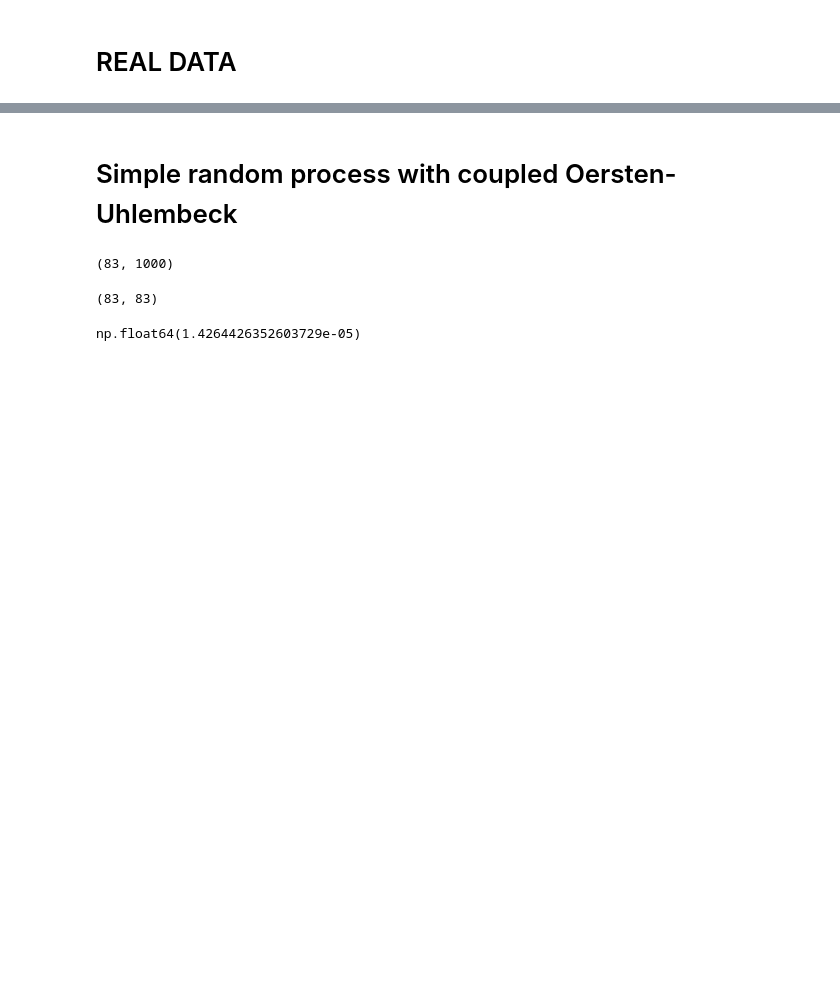
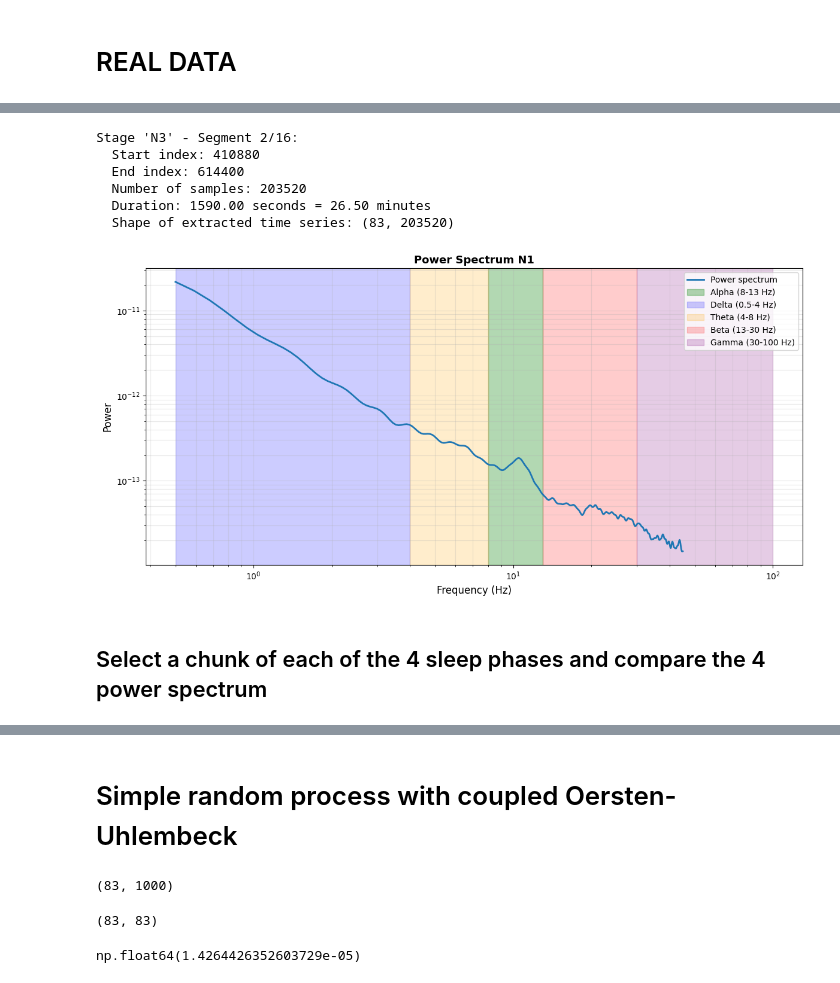
Before and after one commit to armanetti/sleep-tagging, a Jupyter notebook: src/fdc_paper_figures.ipynb, the cells around one changed output, grey strips where cells are left out. Saved outputs shown, nothing was run; the diff lists cells and outputs as text; code cells hidden in the pictures; blank space fills up the shorter version.

```diff
--- a/src/fdc_paper_figures.ipynb
+++ b/src/fdc_paper_figures.ipynb
@@ -11,0 +14,2 @@ import matplotlib.pyplot as plt
+# %%
+sleep_data = np.load('../Data_for_analysis/EPCTL06-prep-001.npy')
@@ -11,0 +445,61 @@ import matplotlib.pyplot as plt
+# %%
+#from sleep_stage_function import *
+
+# Esempio 2: Estrai il secondo segmento N3
+n3_timeseries, start, end, info = extract_sleep_stage_segment(
+    sleep_data, sleep_tag, 'N3', segment_number=1, fs=128
+)
+# %% [output]
+Stage 'N3' - Segment 2/16:
+  Start index: 410880
+  End index: 614400
+  Number of samples: 203520
+  Duration: 1590.00 seconds = 26.50 minutes
+  Shape of extracted time series: (83, 203520)
+# %%
+# Frequenze da analizzare
+freqs = np.linspace(0.5, 45, 500)  # Frequencies from 0.5 to 30 Hz
+#freqs = np.linspace(2, 15, 100)  # Da delta a beta basso
+omegas = 2 * np.pi * freqs
+
+# Calcola FDC matrix per il segmento n1
+import tqdm
+
+C_freq_n1 = np.zeros((n1_timeseries.shape[0], n1_timeseries.shape[0], len(freqs)), dtype=complex)
+S_ii = []
+
+for i, f in enumerate(tqdm.tqdm(freqs, desc="Computing FDC for n1")):
+    cif = fdc.correlation_freq(
+        n1_timeseries,
+        time_step=1/fs,
+        frequency=f, # in hertz
+        n_chunks=50,
+        corr_type="covariance"
+    )
+    C_freq_n1[:, :, i] = cif
+    S_ii.append(np.mean(np.diag(cif)))
+# %%
+plt.figure(figsize=(12, 6))
+plt.loglog(freqs, S_ii, linewidth=2, label='Power spectrum')
+
+# Barre verticali per alpha band (8-13 Hz)
+plt.axvspan(8, 13, alpha=0.3, color='green', label='Alpha (8-13 Hz)')
+
+# Opzionale: aggiungi anche altre bande
+plt.axvspan(0.5, 4, alpha=0.2, color='blue', label='Delta (0.5-4 Hz)')
+plt.axvspan(4, 8, alpha=0.2, color='orange', label='Theta (4-8 Hz)')
+plt.axvspan(13, 30, alpha=0.2, color='red', label='Beta (13-30 Hz)')
+plt.axvspan(30, 100, alpha=0.2, color='purple', label='Gamma (30-100 Hz)')
+
+plt.xlabel('Frequency (Hz)', fontsize=12)
+plt.ylabel('Power', fontsize=12)
+plt.title('Power Spectrum N1', fontsize=13, fontweight='bold')
+plt.legend(loc='best', fontsize=10)
+plt.grid(True, alpha=0.3, which='both')
+plt.tight_layout()
+plt.savefig('power_spectrum_with_bands.png')
+plt.show()
+# %% [output]
+[figure, added]
+# %% [markdown]
+## Select a chunk of each of the 4 sleep phases and compare the 4 power spectrum
```
Also changed, not shown: parts of 14 cells of this notebook, 9 other files.
